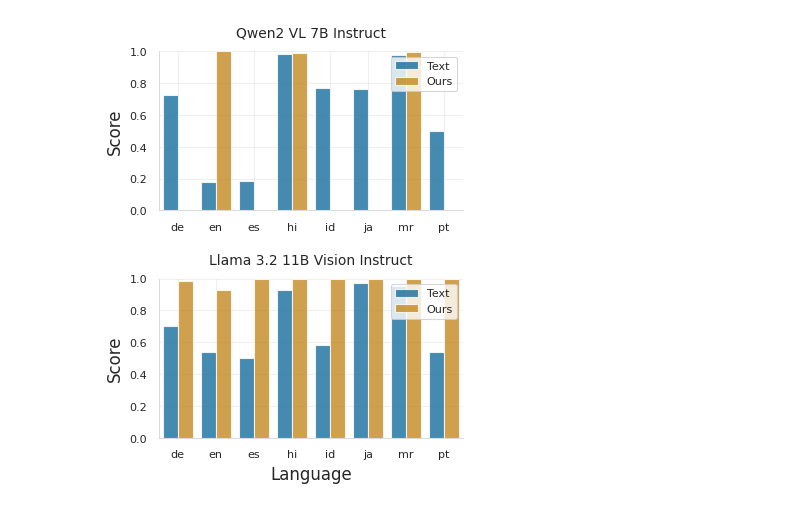
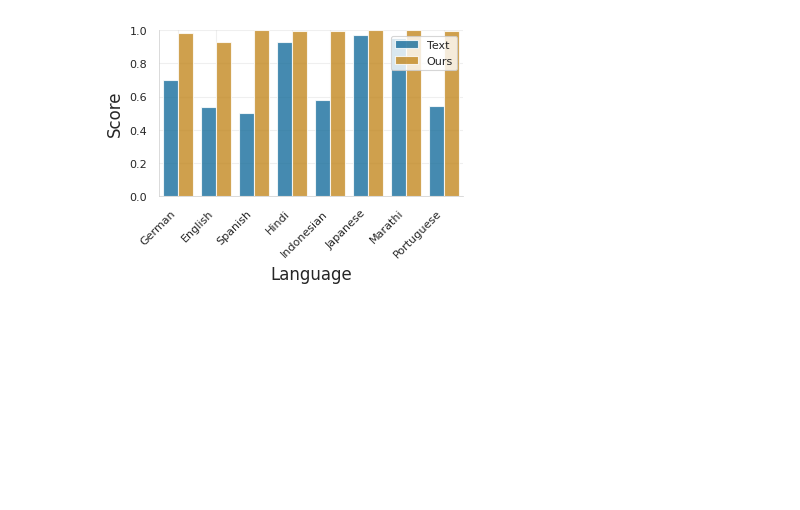
Before and after one commit to phvv-me/icip2025, a Jupyter notebook: 00_results.ipynb, the cells around one changed output. Drawn from its saved outputs; the diff is of its cells as text; code cells hidden in the pictures; blank space fills up the shorter version.

Commit message:
new plot made

```diff
--- a/00_results.ipynb
+++ b/00_results.ipynb
@@ -34,6 +35,7 @@ is_our_method = (df2.query_type == QueryType.figstep) & (df2.use_guidance == "gu
 
 df2 = df2[is_text_vanilla | is_our_method].groupby(["model", "query_type", "language", "use_guidance"])["attack_is_successful"].mean().reset_index()
 df2["query_type"] = df2["query_type"].replace({"baseline": "Text", "figstep": "Ours"})
+df2["language"] = df2["language"].replace(LANGUAGES | {"pt": "portuguese"}).str.capitalize()
 
 df2
 # %% [output]
@@ -64,78 +66,53 @@ def plot_model_comparison(df, save_path=None):
     sns.set_style("whitegrid")
     sns.set_context("paper", font_scale=1.5)
 
-    # Create figure with two subplots stacked vertically
-    fig, (ax1, ax2) = plt.subplots(2, 1, height_ratios=[1, 1], figsize=(4, 5))
-
-    # Plot for Qwen model
-    qwen_data = df[df['model'].str.contains('Qwen')]
-
-    sns.barplot(
-        data=qwen_data,
-        x='language',
-        y='attack_is_successful',
-        hue='query_type',
-        palette="colorblind",
-        # multiple="stack",
-        ax=ax1,
-        alpha=0.8
-    )
+    # Create single figure
+    fig, ax = plt.subplots(figsize=(4, 3))
 
     # Plot for Llama model
     llama_data = df[df['model'].str.contains('Llama')]
-
     sns.barplot(
         data=llama_data,
         x='language',
         y='attack_is_successful',
         hue='query_type',
         palette="colorblind",
-        # multiple="stack",
-        ax=ax2,
+        ax=ax,
         alpha=0.8
     )
 
-    # Customize first subplot
-    ax1.set_title('Qwen2 VL 7B Instruct', pad=10, fontsize=10)
-    ax1.set_ylim(0, 1)
-    ax1.set_xlabel('')
-    ax1.set_ylabel('Score', fontsize=12)
-    ax1.tick_params(axis='both', which='major', labelsize=8)
-    ax1.legend(fontsize=8, frameon=True, loc='upper right')
-    ax1.grid(True, alpha=0.3)
+    # Customize plot
+    ax.set_ylim(0, 1)
+    ax.set_xlabel('Language', fontsize=12)
+    ax.set_ylabel('Score', fontsize=12)
+    ax.tick_params(axis='both', which='major', labelsize=8)
+    ax.legend(fontsize=8, frameon=True, loc='upper right')
+    ax.grid(True, alpha=0.3)
 
-    # Customize second subplot
-    ax2.set_title('Llama 3.2 11B Vision Instruct', pad=10, fontsize=10)
-    ax2.set_ylim(0, 1)
-    ax2.set_xlabel('Language', fontsize=12)
-    ax2.set_ylabel('Score', fontsize=12)
-    ax2.tick_params(axis='both', which='major', labelsize=8)
-    ax2.legend(fontsize=8, frameon=True, loc='upper right')
-    ax2.grid(True, alpha=0.3)
+    # Rotate x-axis labels 45 degrees
+    plt.xticks(rotation=45, ha='right')
 
-    # Add subtle border around subplots
-    for ax in [ax1, ax2]:
-        ax.spines['top'].set_visible(False)
-        ax.spines['right'].set_visible(False)
-        ax.spines['left'].set_linewidth(0.5)
-        ax.spines['bottom'].set_linewidth(0.5)
+    # Add subtle border
+    ax.spines['top'].set_visible(False)
+    ax.spines['right'].set_visible(False)
+    ax.spines['left'].set_linewidth(0.5)
+    ax.spines['bottom'].set_linewidth(0.5)
 
     # Adjust layout to prevent overlap
     plt.tight_layout()
 
     # Save with publication-quality settings if path is provided
     if save_path:
         plt.savefig(
             save_path,
             dpi=300,
             bbox_inches="tight",
             format='pdf'  # or 'png' depending on journal requirements
         )
 
     return fig
 
-
-plot_model_comparison(df2)
+plot_model_comparison(df2, save_path="multilingual.pdf")
 plt.show()
 # %% [output]
-[figure, old version]
+[figure, new version]
```
Also changed, not shown: parts of 2 cells of this notebook, 1 other file.
